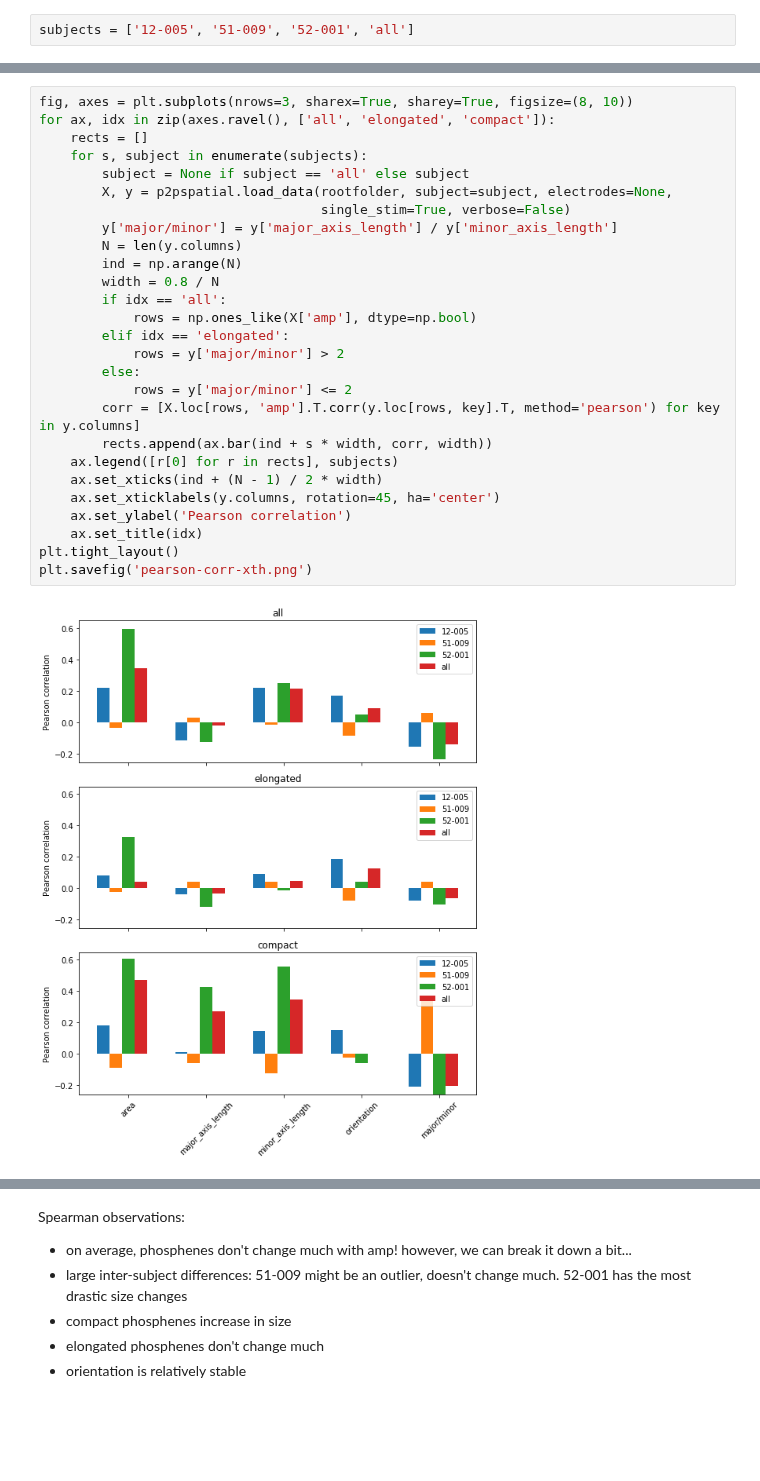
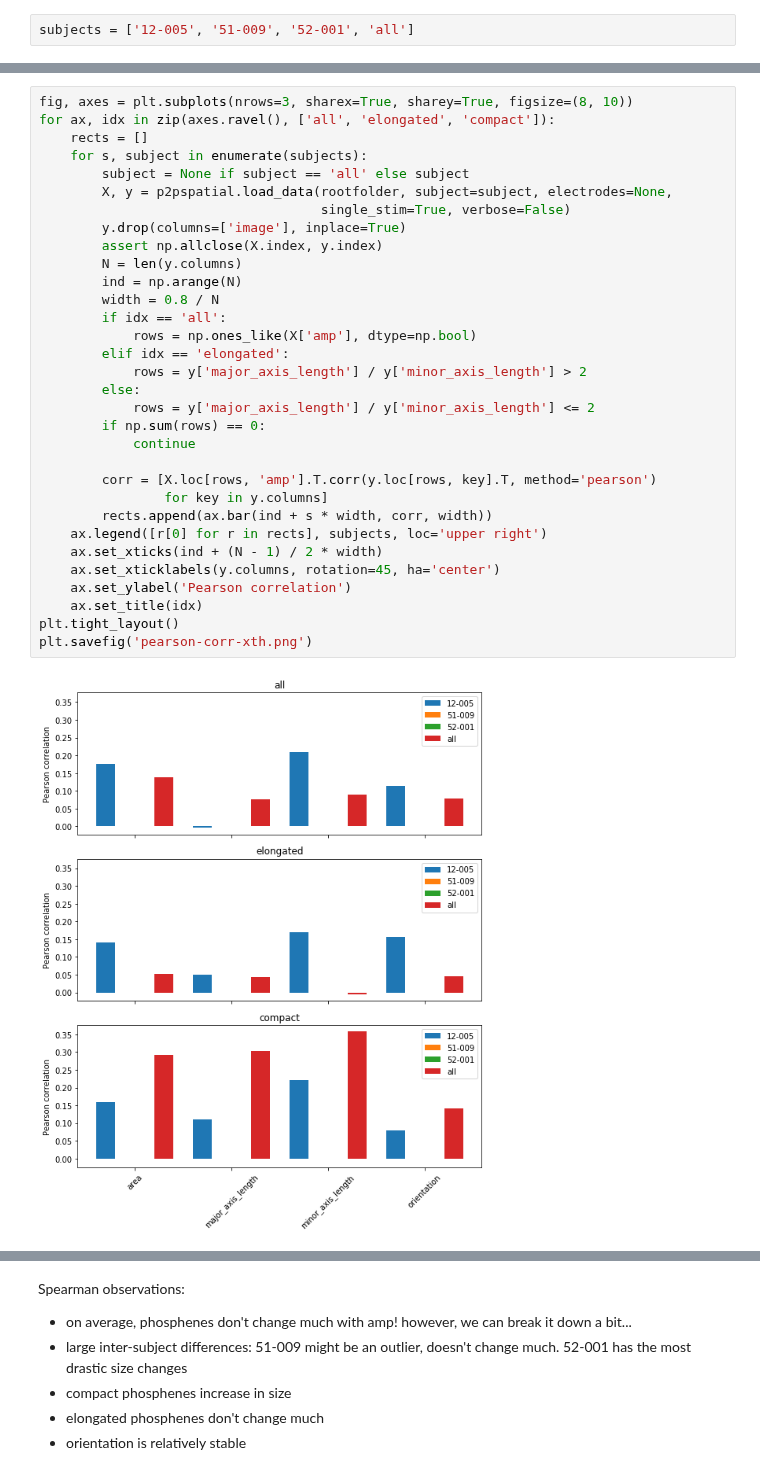
Before and after one commit to VisCog/ArgusShapes, a Jupyter notebook: examples/notebooks/plot-shape-vs-amp.ipynb, the cells around one changed output, grey strips where cells are left out. Drawn from its saved outputs; the diff is of its cells as text; blank space fills up the shorter version.

```diff
--- a/examples/notebooks/plot-shape-vs-amp.ipynb
+++ b/examples/notebooks/plot-shape-vs-amp.ipynb
@@ -78,29 +78,34 @@ plt.savefig('amp-vs-area.png')
 # %%
 fig, axes = plt.subplots(nrows=3, sharex=True, sharey=True, figsize=(8, 10))
 for ax, idx in zip(axes.ravel(), ['all', 'elongated', 'compact']):
     rects = []
     for s, subject in enumerate(subjects):
         subject = None if subject == 'all' else subject
         X, y = p2pspatial.load_data(rootfolder, subject=subject, electrodes=None,
                                     single_stim=True, verbose=False)
-        y['major/minor'] = y['major_axis_length'] / y['minor_axis_length']
+        y.drop(columns=['image'], inplace=True)
+        assert np.allclose(X.index, y.index)
         N = len(y.columns)
         ind = np.arange(N)
         width = 0.8 / N
         if idx == 'all':
             rows = np.ones_like(X['amp'], dtype=np.bool)
         elif idx == 'elongated':
-            rows = y['major/minor'] > 2
+            rows = y['major_axis_length'] / y['minor_axis_length'] > 2
         else:
-            rows = y['major/minor'] <= 2
-        corr = [X.loc[rows, 'amp'].T.corr(y.loc[rows, key].T, method='pearson') for key in y.columns]
+            rows = y['major_axis_length'] / y['minor_axis_length'] <= 2
+        if np.sum(rows) == 0:
+            continue
+
+        corr = [X.loc[rows, 'amp'].T.corr(y.loc[rows, key].T, method='pearson')
+                for key in y.columns]
         rects.append(ax.bar(ind + s * width, corr, width))
-    ax.legend([r[0] for r in rects], subjects)
+    ax.legend([r[0] for r in rects], subjects, loc='upper right')
     ax.set_xticks(ind + (N - 1) / 2 * width)
     ax.set_xticklabels(y.columns, rotation=45, ha='center')
     ax.set_ylabel('Pearson correlation')
     ax.set_title(idx)
 plt.tight_layout()
 plt.savefig('pearson-corr-xth.png')
 # %% [output]
-[figure, old version]
+[figure, new version]
```
Also changed, not shown: parts of 7 cells of this notebook, 3 other files.
